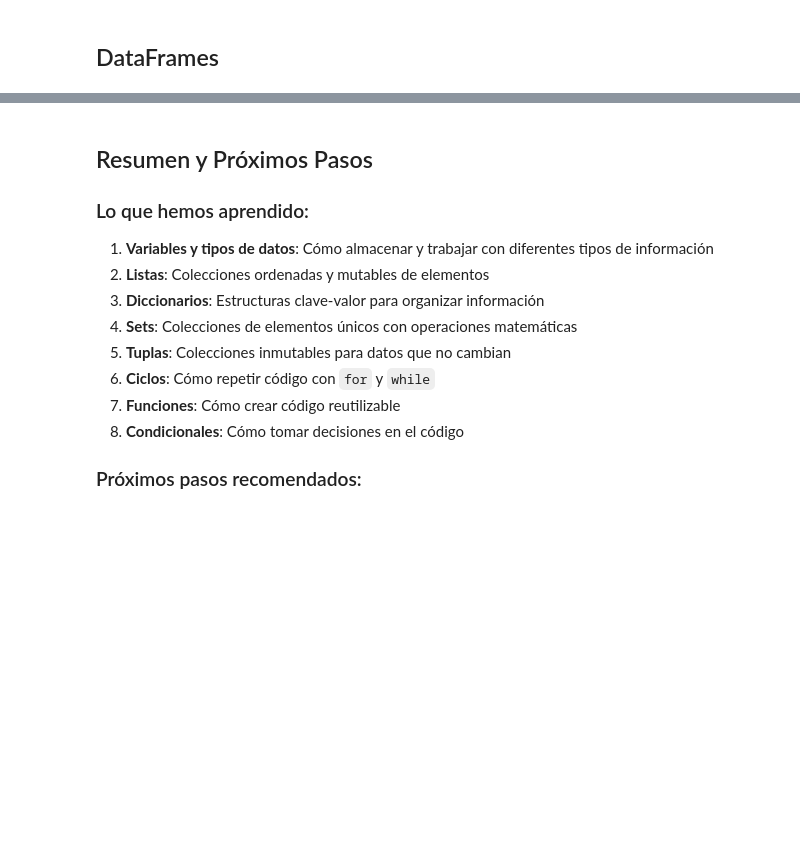
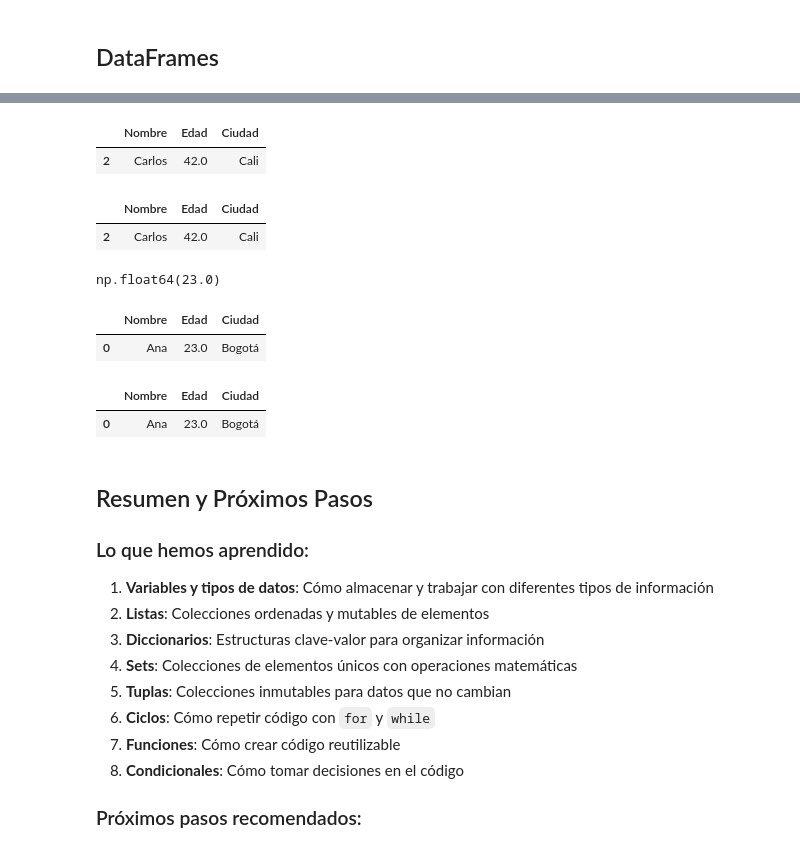
Before and after one commit to Wilmar3752/python_basic_ds_course, a Jupyter notebook: notebooks/1.fundamentos_python_basico.ipynb, the cells around one changed output, grey strips where cells are left out. Drawn from its saved outputs; the diff is of its cells as text; code cells hidden in the pictures; blank space fills up the shorter version.

```diff
--- a/notebooks/1.fundamentos_python_basico.ipynb
+++ b/notebooks/1.fundamentos_python_basico.ipynb
@@ -771,0 +899,2 @@ datos = {
+# %%
+df['Edad'] = df['Edad'].astype(float)
@@ -772,3 +914,29 @@ datos = {
+# %%
+## tradicional
+df[(df['Nombre'] == "Carlos") & (df["Ciudad"] == "Cali") & (df["Edad"] > 40)]
+# %% [output]
+|  | Nombre | Edad | Ciudad |
+| 2 | Carlos | 42.0 | Cali |
+# %%
+df.query("Nombre == 'Carlos' & Ciudad == 'Cali' & Edad > 40")
+# %% [output]
+|  | Nombre | Edad | Ciudad |
+| 2 | Carlos | 42.0 | Cali |
+# %%
+min_edad = df["Edad"].min()
+min_edad
+# %% [output]
+np.float64(23.0)
+# %%
+df[df['Edad'] == min_edad]
+# %% [output]
+|  | Nombre | Edad | Ciudad |
+| 0 | Ana | 23.0 | Bogotá |
+# %%
+df.query("Edad == @min_edad")
+# %% [output]
+|  | Nombre | Edad | Ciudad |
+| 0 | Ana | 23.0 | Bogotá |
 # %% [markdown]
 ## Resumen y Próximos Pasos
 
```
Also changed, not shown: parts of 20 cells of this notebook.
